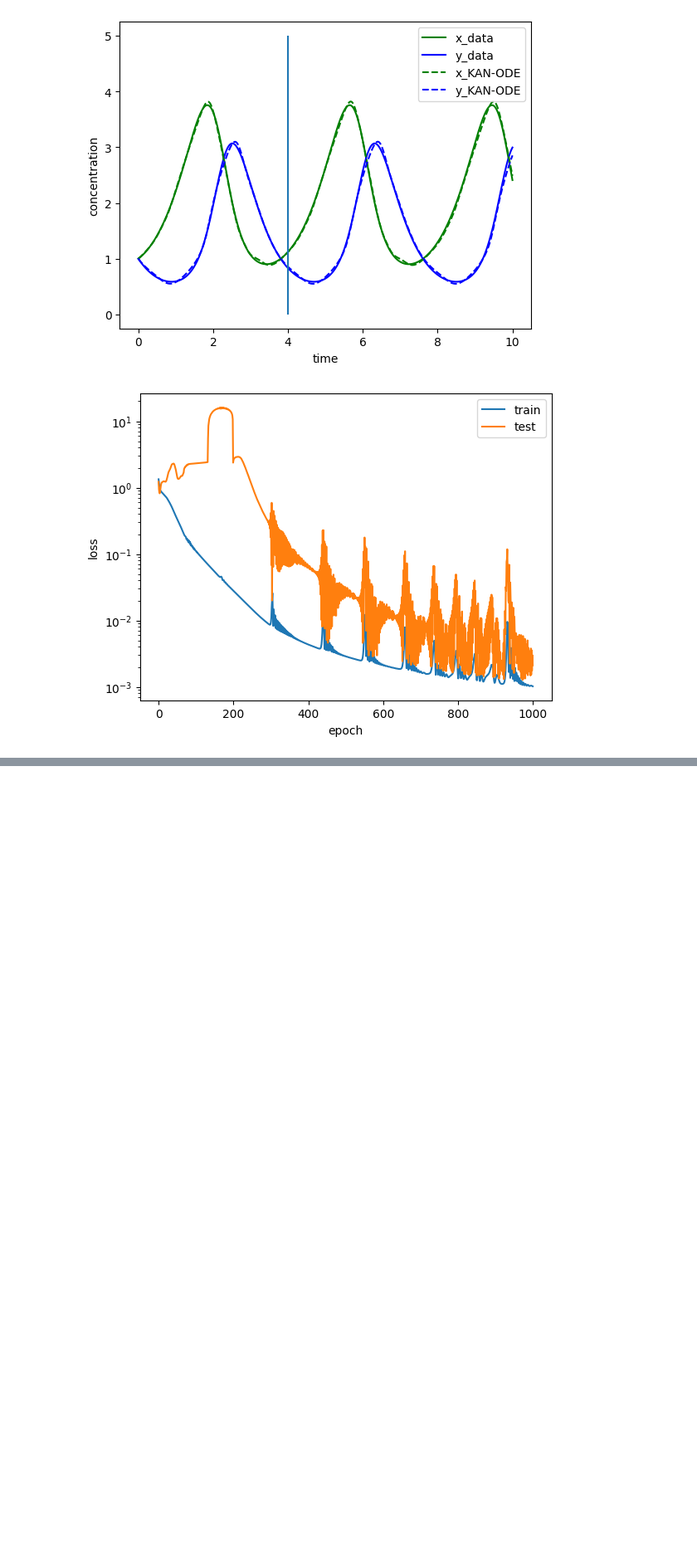
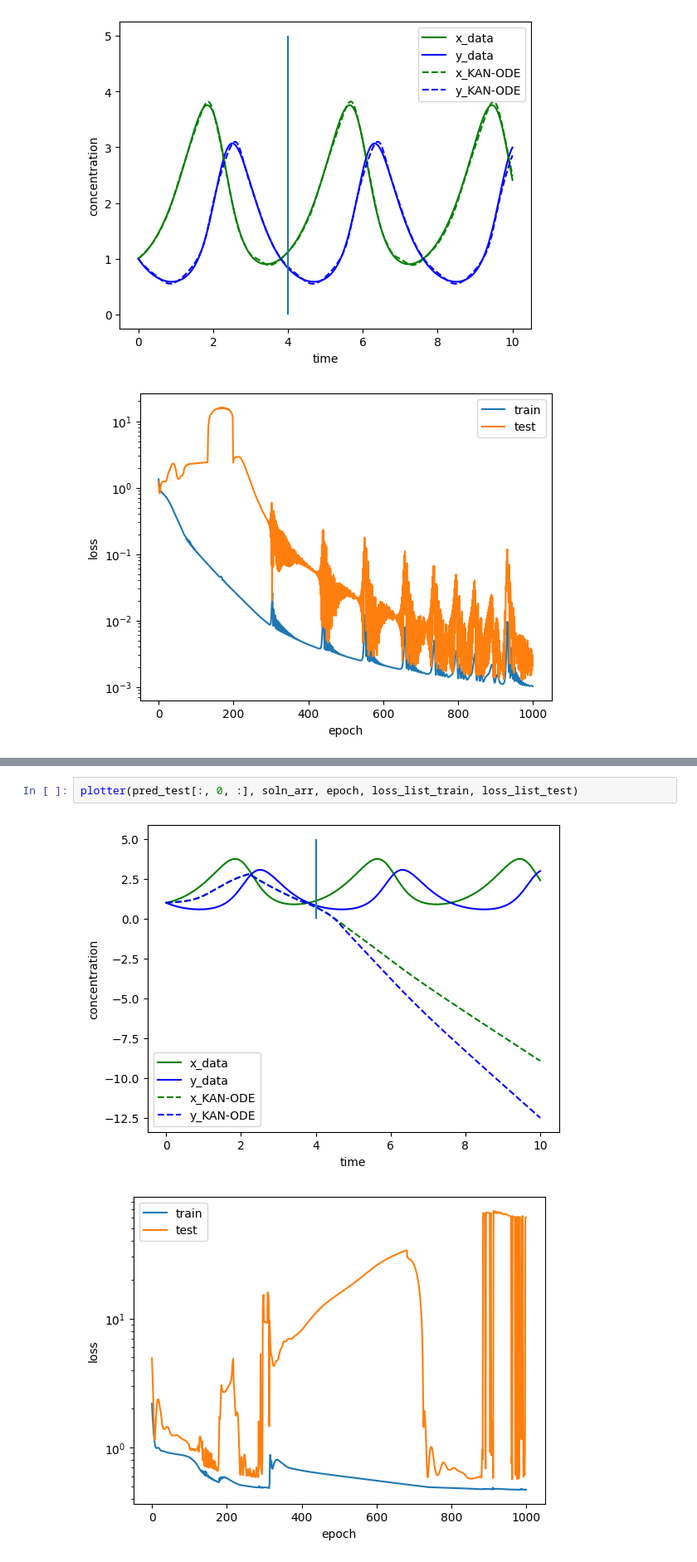
Before and after one commit to AdamJager/KAN-project, a Jupyter notebook: jupyterNoteBooks/LV-KANODE.ipynb, the cells around one changed output, grey strips where cells are left out. Shown at 83% size. Drawn from its saved outputs; the diff is of its cells as text; blank space fills up the shorter version.

```diff
--- a/jupyterNoteBooks/LVChebyKANODE.ipynb
+++ b/jupyterNoteBooks/LV-KANODE.ipynb
@@ -183,0 +240,5 @@ plotter(pred_test[:, 0, :], soln_arr, epoch, loss_list_train, loss_list_test)
+# %%
+plotter(pred_test[:, 0, :], soln_arr, epoch, loss_list_train, loss_list_test)
+# %% [output]
+[figure, added]
+[figure, added]
```
Also changed, not shown: parts of 3 cells of this notebook, 2 other files.
